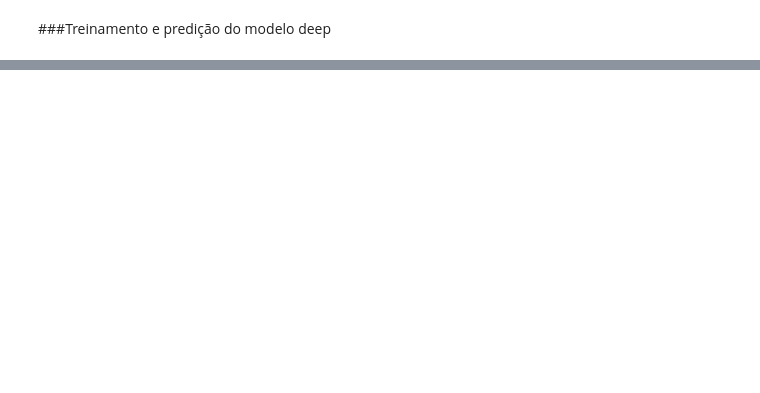
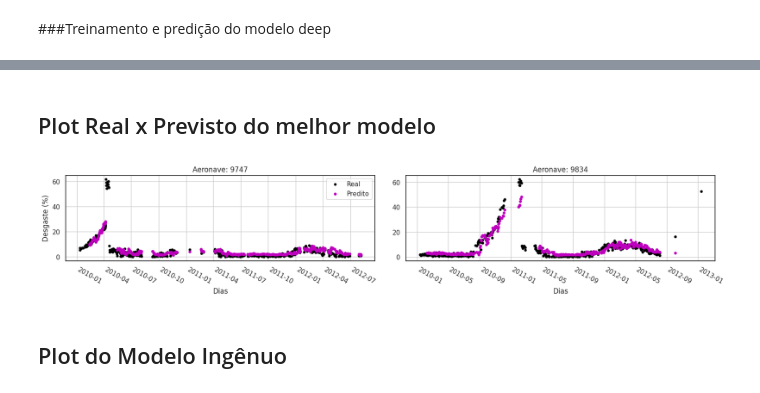
Before and after one commit to allanmattos01/Sefaz, a Jupyter notebook: preprocessing/pre_processamento.ipynb, the cells around one changed output, grey strips where cells are left out. Cells and saved outputs as stored; diff of their text form; code cells hidden in the pictures; blank space fills up the shorter version.

```diff
--- a/preprocessing/pre_processamento.ipynb
+++ b/preprocessing/pre_processamento.ipynb
@@ -698,0 +983,37 @@ data_results_new.groupby(['Modelo']).apply(lambda x: x[x['RMSE'] == x['RMSE'].mi
+# %% [markdown]
+## Plot Real x Previsto do melhor modelo
+# %%
+#ScatterPlot do resultado
+indice= index_test(samples_test_best, look_back_best)
+sns.set_theme(style="white", palette=None)
+fig = plt.figure(figsize = (20,3),dpi=100)
+axes = gridspec.GridSpec(nrows=1, ncols=2, figure=fig, wspace=0.1, hspace=0.2)
+
+for count in [0,1]:
+  if count == 0:
+    days = np.array(test_days[0:indice, look_back_best+9],dtype= 'datetime64')
+    df_all = data_test[(data_test.COD_FALH == fail) & (data_test.COD_AENV==test[1])]
+  else:
+    days = np.array(test_days[indice:, look_back_best+9],dtype= 'datetime64')
+    df_all = data_test[(data_test.COD_FALH == fail) & (data_test.COD_AENV==test[0])]
+
+  #PLOT
+  ax = fig.add_subplot(axes[count])
+  ax.grid()
+  ax.scatter(pd.to_datetime(df_all['DT_PROC']), df_all['VLR_DESG'], color='black', marker="o", s=13)
+  if count == 0:
+    ax.set_title("Aeronave: "+str(test[1]))
+    ax.scatter(days, y_pred_rev[0:indice], color='m' , marker="o",s=15 )
+    ax.set_ylabel("Desgaste (%)")
+    fig.autofmt_xdate(ha="left", rotation=-30)
+    ax.legend(["Real",'Predito'])
+  else:
+    ax.set_title("Aeronave: "+str(test[0]))
+    ax.scatter(days, y_pred_rev[indice:], color='m' , marker="o",s=15 )
+    fig.autofmt_xdate(ha="left", rotation=-30)
+  ax.set_xlabel("Dias")
+plt.savefig('resultados/fig_results_predict_f'+str(fail)+'.pdf', format="pdf", dpi=1000, bbox_inches="tight")
+# %% [output]
+[figure, added]
+# %% [markdown]
+## Plot do Modelo Ingênuo
```
Also changed, not shown: parts of 65 cells of this notebook.
